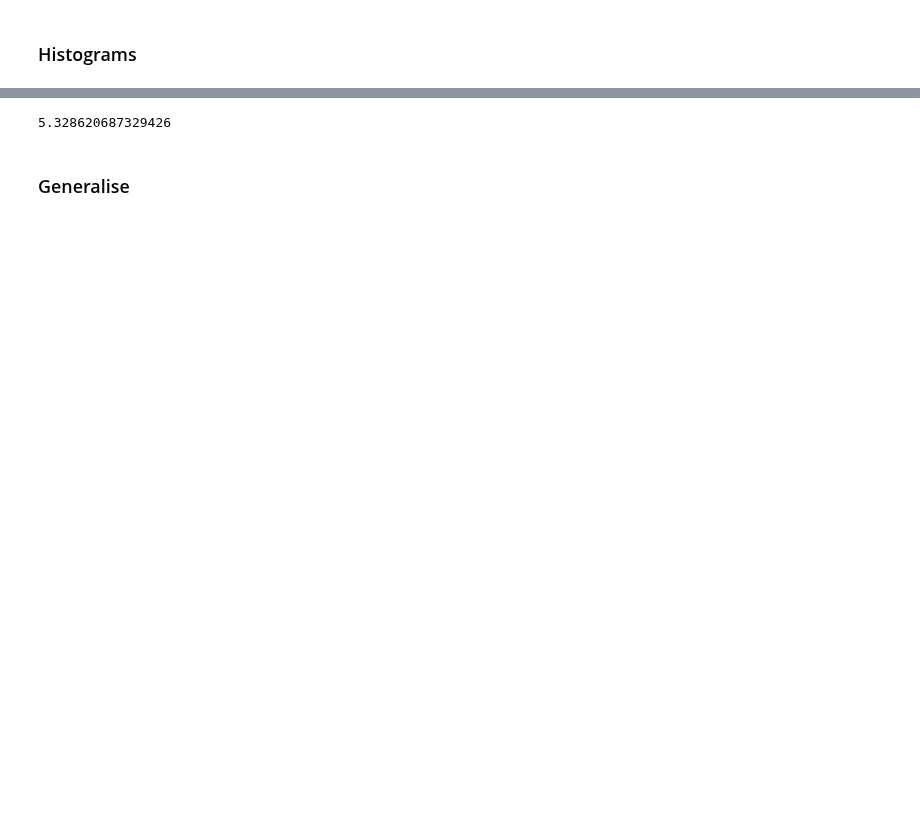
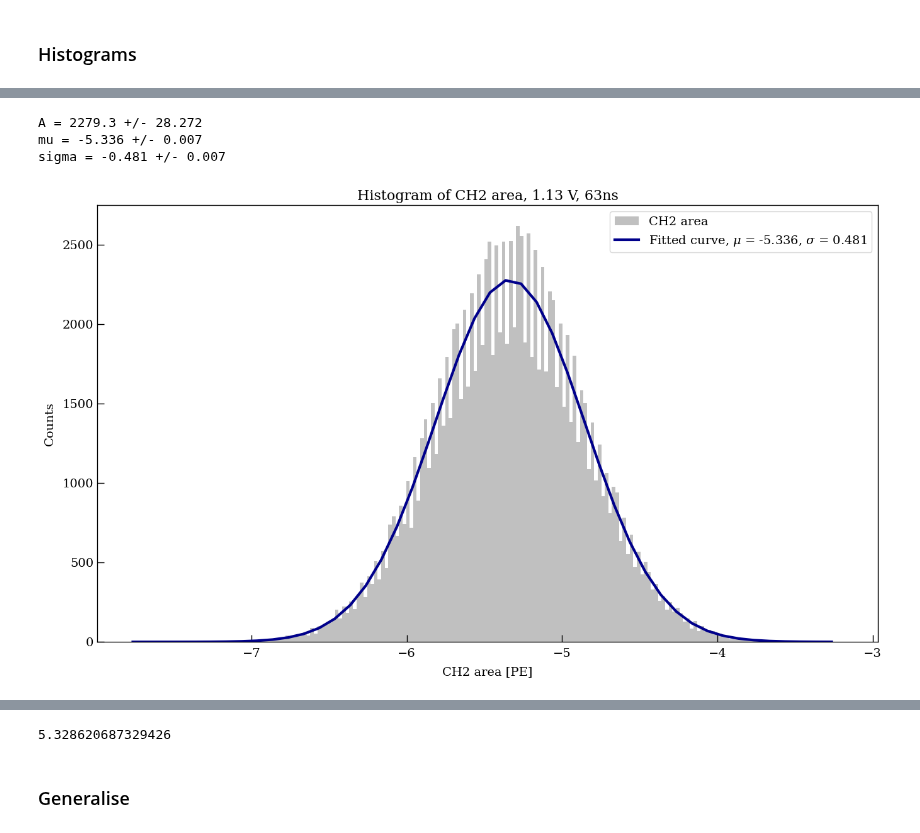
Before and after one commit to Westlake-University-Lsc-lab/RELICS_PMT_Data_Analysis, a Jupyter notebook: PolariserCheck/check_readout.ipynb, the cells around one changed output, grey strips where cells are left out. Saved outputs shown, nothing was run; the diff lists cells and outputs as text; code cells hidden in the pictures; blank space fills up the shorter version.

```diff
--- a/PolariserCheck/check_readout.ipynb
+++ b/PolariserCheck/check_readout.ipynb
@@ -366,3 +366,42 @@ x_0 = -5.997 +/- 0.162
+# %%
+# Use numpy.hist() function to calculate histogram data
+ch2_hist,ch2_bin_edges = np.histogram(ch2_area,bins=200)
+ch2_g = ch2_hist
+ch2_x = (ch2_bin_edges[:-1] + ch2_bin_edges[1:])/2
+
+# Define non-normalised Gaussian function
+def gaussian(x,A,mu,sigma):
+  g = A * np.exp(-(x-mu)**2 / (2*sigma**2))
+  return g
+
+# Curve fit the histgram data using curve_fit()
+ch2_popt,ch2_pcov = curve_fit(gaussian,ch2_x,ch2_g,p0=(1000,(min(ch2_area)+max(ch2_area))/2,50))
+ch2_perr = np.sqrt(np.diag(ch2_pcov))
+
+# Report the parameters
+print('A =', round(ch2_popt[0],3), '+/-', round(ch2_perr[0],3))
+print('mu =', round(ch2_popt[1],3), '+/-', round(ch2_perr[1],3))
+print('sigma =', round(ch2_popt[2],3), '+/-', round(ch2_perr[2],3))
+
+# prepare for the fitted curve
+ch2_u = np.arange(min(ch2_area),max(ch2_area),0.1)
+ch2_v = round(ch2_popt[0],3) * np.exp(-(ch2_u-round(ch2_popt[1],3))**2 / (2*round(ch2_popt[2],3)**2))
+
+plt.figure(figsize=(16,9))
+plt.title('Histogram of CH2 area, '+str(V)+' V, '+str(T)+'ns')
+plt.xlabel('CH2 area [PE]')
+plt.ylabel('Counts')
+plt.hist(ch2_area,bins=200,color='silver',label='CH2 area')
+plt.plot(ch2_u,ch2_v,color='darkblue',linewidth=3,
+         label='Fitted curve, $\mu$ = '+str(round(ch2_popt[1],3))+', $\sigma$ = '+str(np.abs(round(ch2_popt[2],3))))
+plt.legend()
+plt.savefig('./img/Histogram of CH2 area, '+str(V)+' V, '+str(T)+'ns.png',dpi=300)
+plt.show()
+# %% [output]
+A = 2279.3 +/- 28.272
+mu = -5.336 +/- 0.007
+sigma = -0.481 +/- 0.007
+[figure, added]
 # %%
 # Use numpy.hist() function to calculate histogram data
 ch0_hist,ch0_bin_edges = np.histogram(ch0_area,bins=200)
```
Also changed, not shown: parts of 11 cells of this notebook.
